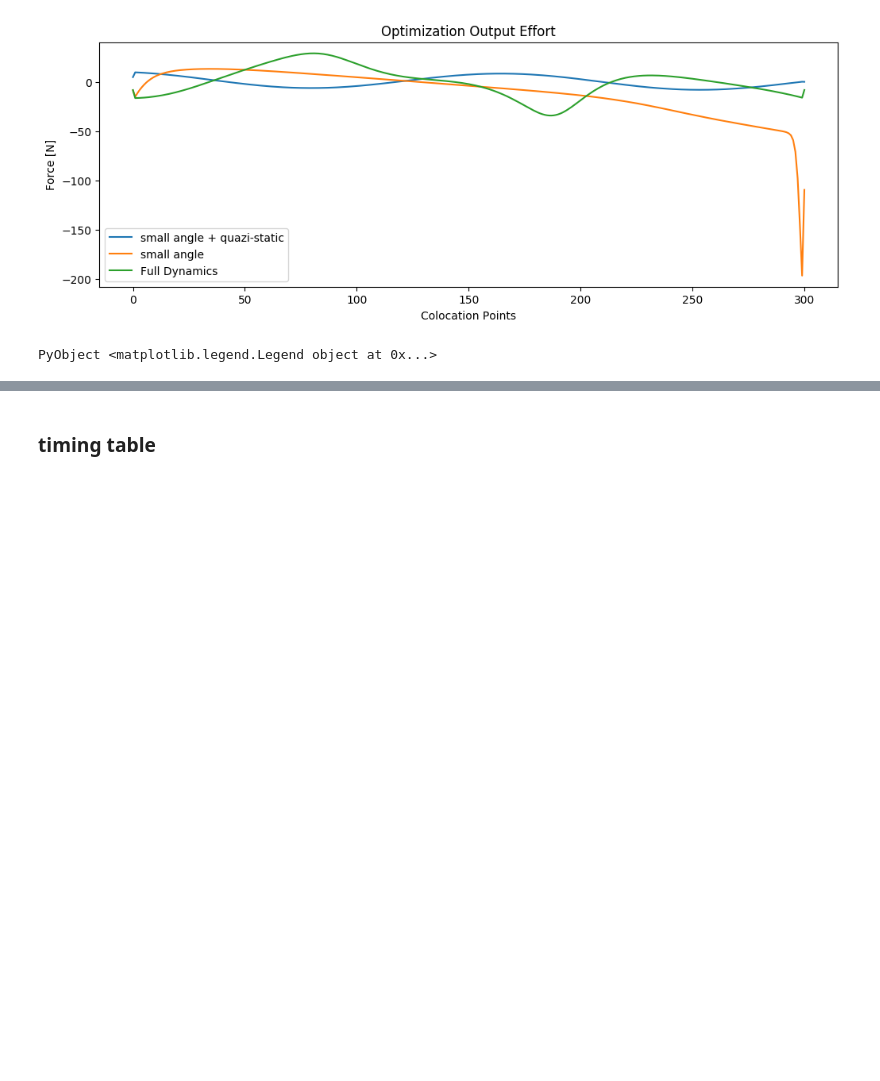
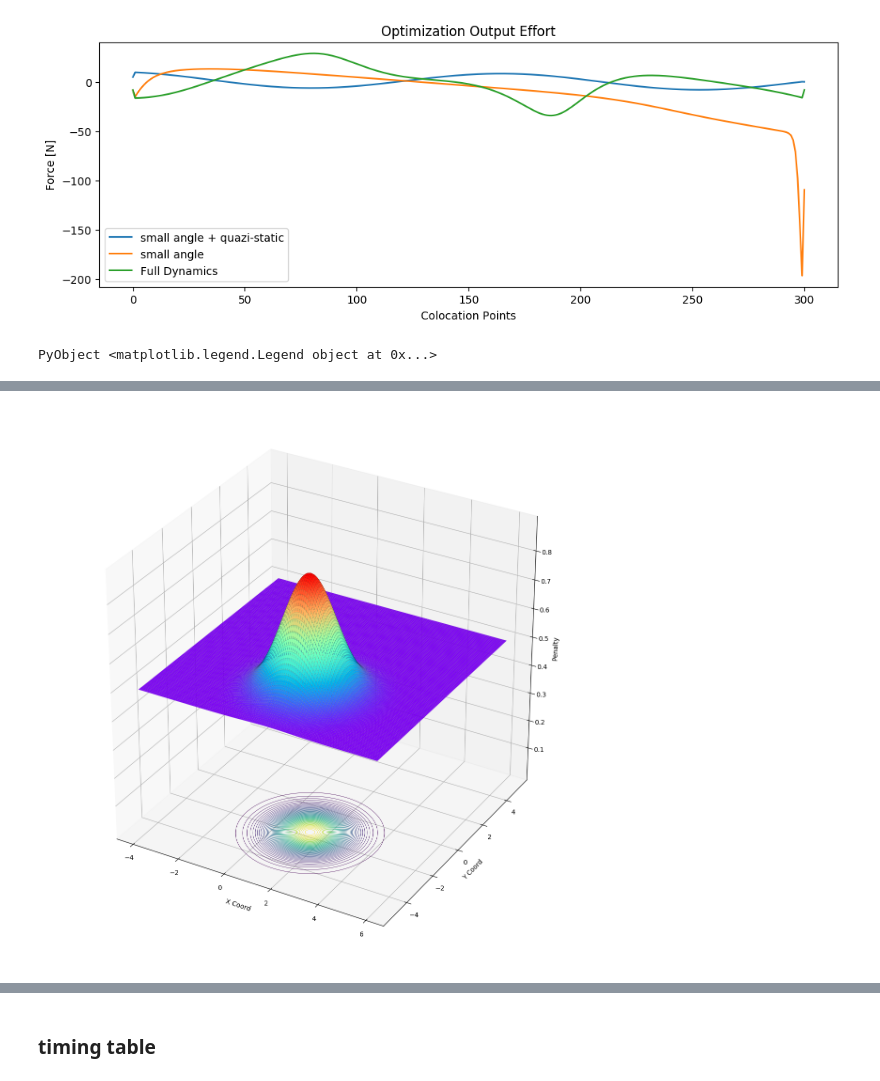
Before and after one commit to the1kieran/pullCartTrajOpt, a Jupyter notebook: finalProject/finalReport.ipynb, the cells around one changed output, grey strips where cells are left out. Drawn from its saved outputs; the diff is of its cells as text; code cells hidden in the pictures; blank space fills up the shorter version.

Commit message:
Added sections on avoiding obsticles and standard form

```diff
--- a/finalProject/finalReport.ipynb
+++ b/finalProject/finalReport.ipynb
@@ -728,0 +997,26 @@ PyObject <matplotlib.legend.Legend object at 0x...>
+# %%
+xv = linspace(-4,6,1000)
+yv = linspace(-5,5,1000)
+xoff = 1.5
+yoff = -2
+sig = 1
+
+# swap x and y to obtain standard coordinates
+z = [1/(sqrt(2*pi*sig^2))*exp(-((x-xoff)^2 + (y-yoff)^2)/(2*sig^2)) for y in yv, x in xv]
+
+function meshgrid{T}(vx::AbstractVector{T}, vy::AbstractVector{T})
+    m, n = length(vy), length(vx)
+    vx = reshape(vx, 1, n)
+    vy = reshape(vy, m, 1)
+    (repmat(vx, m, 1), repmat(vy, 1, n))
+end
+(X,Y) = meshgrid(xv,yv);
+
+pygui(false)
+figure(figsize=(12,12))
+surf(X,Y, z+0.5, rstride=8, cstride=8,cmap="rainbow",edgecolor="black", linewidths=.05)
+contour(X, Y, z, zdir="z", 60, offset=0, origin="lower", linewidths=.5 )
+xlabel("X Coord"); ylabel("Y Coord"); zlabel("Penalty");
+tight_layout()
+# %% [output]
+[figure, added]
```
Also changed, not shown: parts of 26 cells of this notebook.
